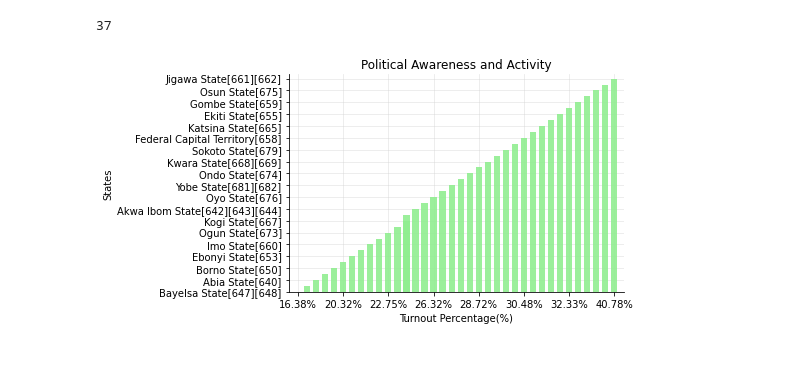
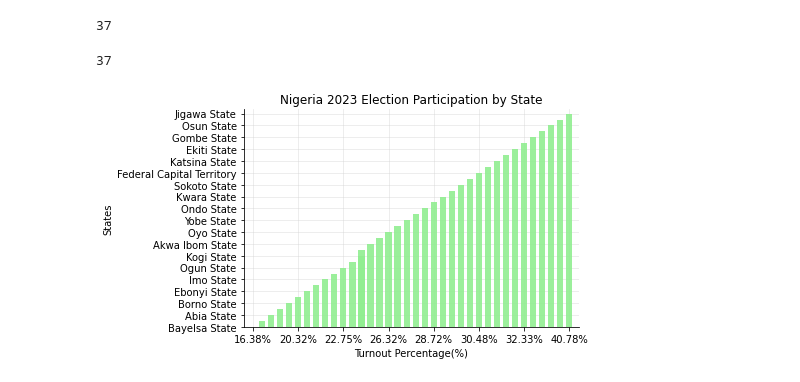
Before and after one commit to laresamdeola/Nigeria-2023-Presidential-Elections-Data-Analysis, a Jupyter notebook: Nigeria_2023_Presidential_Elections_Data_Analysis.ipynb, the cells around one changed output. Cells and saved outputs as stored; diff of their text form; code cells hidden in the pictures.

```diff
--- a/Nigeria_2023_Presidential_Elections_Data_Analysis.ipynb
+++ b/Nigeria_2023_Presidential_Elections_Data_Analysis.ipynb
@@ -113,0 +59,2 @@ labour_turnout_most = elections_frame[labour_most_votes].loc[:, ("TurnoutPercent
+# %%
+elections_data.drop(index=37, inplace=True)
@@ -129,7 +128,7 @@ elections_frame.loc[:, ("TurnoutPercentage", "TurnoutPercentage")].max()
 # %% [output]
 '40.78%'
 # %%
-politically_active = elections_frame.loc[:, [("State", "State"), ("TurnoutPercentage", "TurnoutPercentage")]]
+politically_active = elections_data.loc[:, ["State", "TurnoutPercentage"]]
 # %%
 politically_active
 # %% [output]
@@ -187,5 +184,5 @@ politically_active.head(10)
 # %%
-sort_pol_active = politically_active.sort_values(by=[("TurnoutPercentage", "TurnoutPercentage")])
+sort_pol_active = politically_active.sort_values(by=["TurnoutPercentage"])
 # %%
 sort_pol_active
 # %% [output]
@@ -210,6 +206,6 @@ sort_pol_active
 # %%
-y = sort_pol_active.loc[:, ("State", "State")]
-x = sort_pol_active.loc[:, ("TurnoutPercentage", "TurnoutPercentage")]
+y = sort_pol_active.loc[:, "State"]
+x = sort_pol_active.loc[:, "TurnoutPercentage"]
 # %%
 x
 # %% [output]
@@ -234,22 +250,26 @@ Name: (TurnoutPercentage, TurnoutPercentage), dtype: object
 len(y)
 # %% [output]
 37
+# %%
+len(x)
+# %% [output]
+37
 # %%
-plt.title("Political Awareness and Activity")
+plt.title("Nigeria 2023 Election Participation by State")
 plt.xlabel("Turnout Percentage(%)")
 plt.ylabel("States")
-x_ticks = np.arange(0, 150, 2)
+x_ticks = np.arange(0, 50, 2)
 y_ticks = np.arange(0, 150, 5)
 plt.yticks(x_ticks)
 plt.xticks(y_ticks)
 plt.margins(0.02)
 #plt.subplots_adjust(bottom=0.15)
 plt.grid(color="lightgray", alpha=0.5, zorder=1)
 
 plt.gca().spines['right'].set_visible(False)
 plt.gca().spines['top'].set_visible(False)
 plt.bar(x, y, color="lightgreen", alpha=0.9, zorder=2, width=0.68)
 
 plt.show()
 # %% [output]
-[figure, old version]
+[figure, new version]
```
Also changed, not shown: parts of 98 cells of this notebook.
